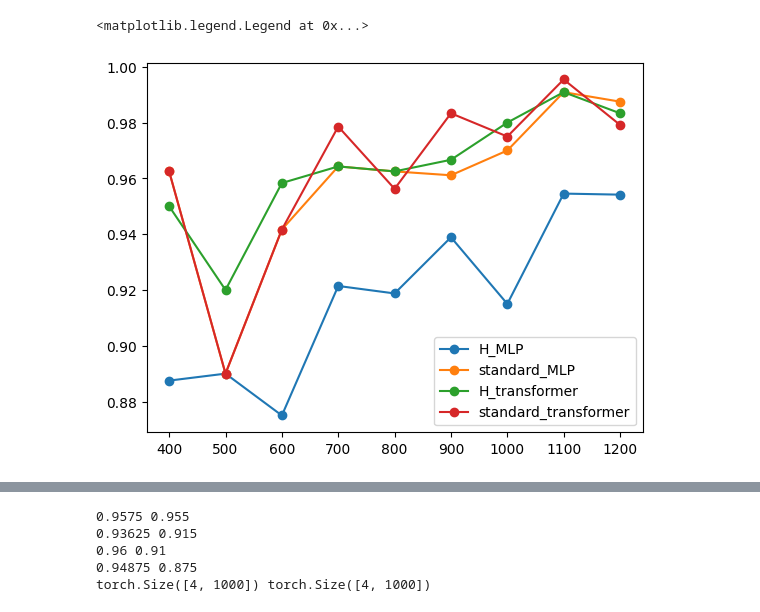
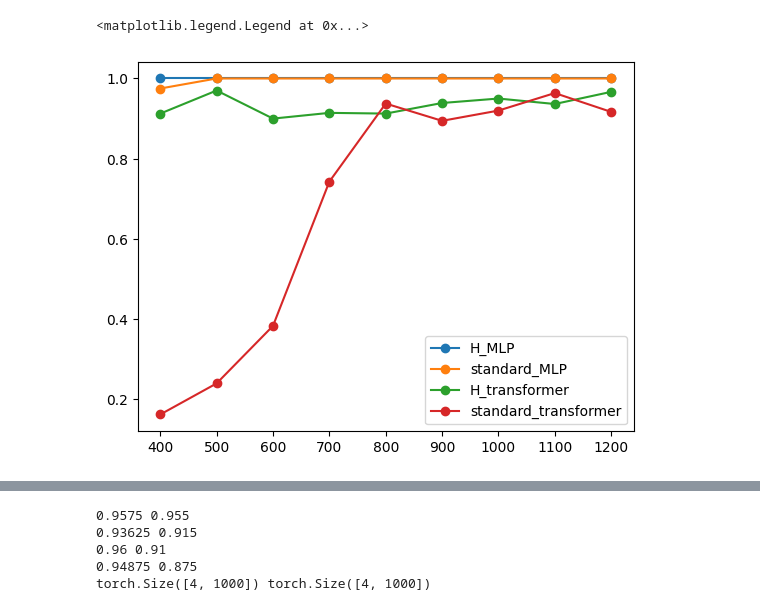
Before and after one commit to maxwellmg/grow-crystals-distance-experiments, a Jupyter notebook: notebooks/plot_runs.ipynb, the cells around one changed output, grey strips where cells are left out. Cells and saved outputs as stored; diff of their text form; code cells hidden in the pictures.

```diff
--- a/notebooks/plot_runs.ipynb
+++ b/notebooks/plot_runs.ipynb
@@ -1,36 +1,36 @@
 # %%
-data_id = "greater"
+data_id = "lattice"
 data_id_choices = ["lattice", "greater", "family_tree", "equivalence", "circle"]
 model_id_choices = ["H_MLP", "standard_MLP", "H_transformer", "standard_transformer"]
 
 import json
 import matplotlib.pyplot as plt
 
 seed = 77
 #data_id = "lattice"
 model_id = "H_transformer"
 data_size = 1000
 train_ratio = 0.8
 
 data_size_list = [400, 500, 600, 700, 800, 900, 1000, 1100, 1200]
 
 for model_id in model_id_choices:
     metric_list = []
     for data_size in data_size_list:
         fname = f'../results/{seed}_{data_id}_{model_id}_{data_size}_{train_ratio}.json'
         with open(fname, 'r') as file:
             data = json.load(file)
 #            metric_list.append(data['metric'])
         fname = f'../results/{seed}_{data_id}_{model_id}_{data_size}_{train_ratio}_train_results.json'
         with open(fname, 'r') as file:
             data = json.load(file)
             metric_list.append(data['test_accuracies'][-1])
     plt.plot(data_size_list, metric_list, '-o', label=model_id)
 
 plt.legend()
 # %% [output]
 <matplotlib.legend.Legend at 0x...>
-[figure, old version]
+[figure, new version]
 # %%
 import numpy as np
 train_ratio_list = np.arange(1, 10) / 10
```
Also changed, not shown: parts of 3 cells of this notebook.
